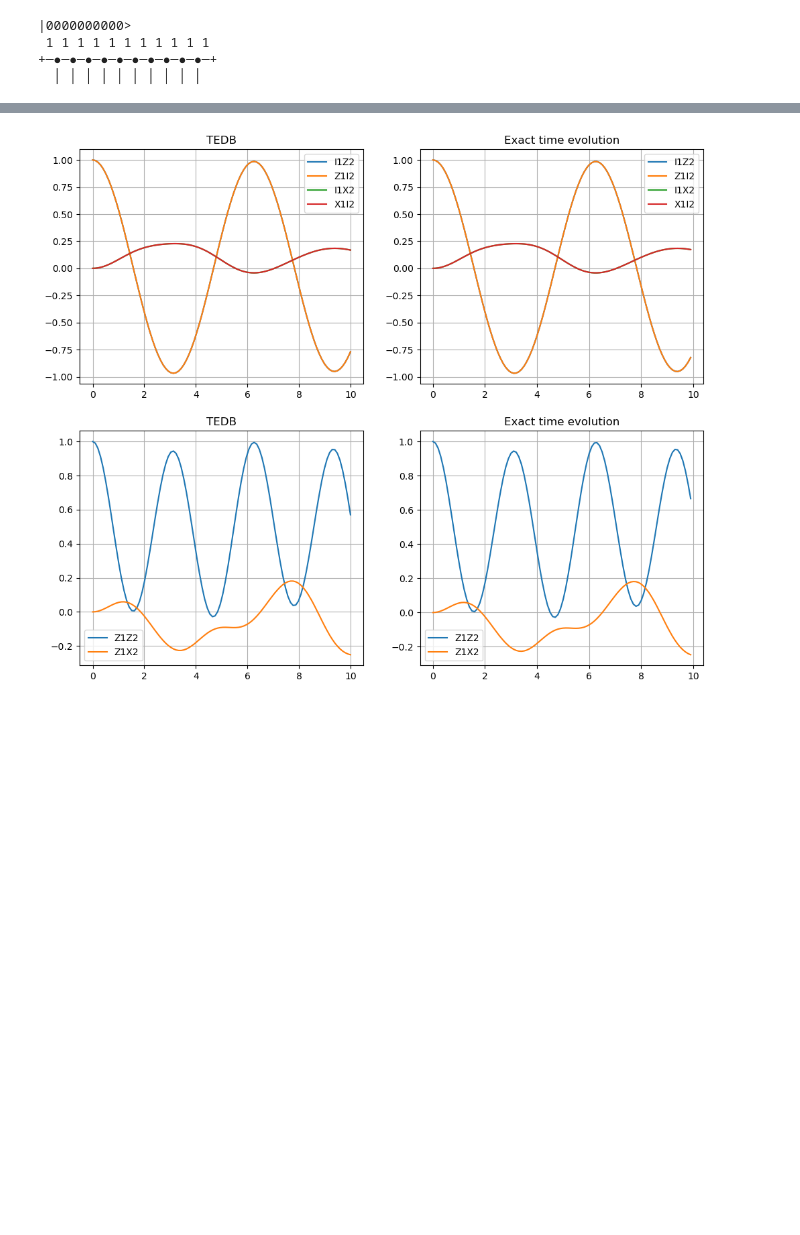
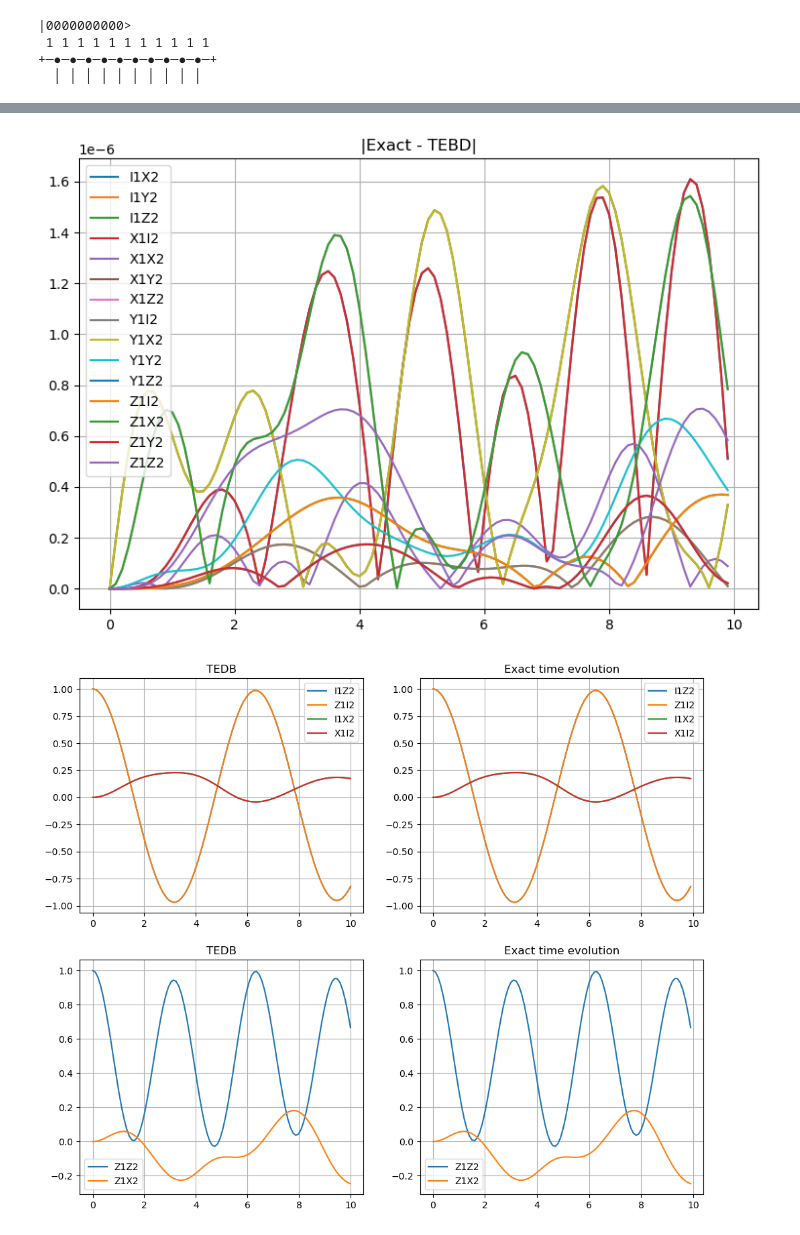
Before and after one commit to giovannicemin/master_thesis, a Jupyter notebook: consistency_check.ipynb, the cells around one changed output, grey strips where cells are left out. Saved outputs shown, nothing was run; the diff lists cells and outputs as text; code cells hidden in the pictures; blank space fills up the shorter version.

```diff
--- a/consistency_check.ipynb
+++ b/consistency_check.ipynb
@@ -182,20 +180,15 @@ psi.show()  # prints ascii representation of state
 
 # first I build the observables
 observables_tebd = {}
-results = {}
+results_tebd = {}
 for ob1, ob2 in product(['I', 'X', 'Y', 'Z'], repeat=2):
     key = ob1 + '1' + ob2 + '2'
-    results[key] = []
+    results_tebd[key] = []
     observables_tebd[key] = []
-    # MPO
-    #operators = [qu.pauli(ob1), qu.pauli(ob2)] + [qu.pauli('I')]*(L-2)
-    #observables_tebd[key] = qtn.MPO_product_operator(operators, cyclic=True)
-    # gate
-    #observables_tebd[key] = qu.pauli(ob1) & qu.pauli(ob2)
 
 # dropping the identity
 observables_tebd.pop('I1I2')
-results.pop('I1I2')
+results_tebd.pop('I1I2')
 
 # create the object
 tebd = qtn.TEBD(psi, H)
@@ -203,17 +196,15 @@ tebd = qtn.TEBD(psi, H)
 # cutoff for truncating after each infenitesimal-time operator application
 tebd.split_opts['cutoff'] = 1e-10
 
-t_ = np.linspace(0, T, 100)
-keys = results.keys()
+keys = results_tebd.keys()
 
 # I can either set a timestep or a tolerance and the timestep is calculated accordingly
 # generate the state at each time in t (same as exact simulation)
 #     and target error 1e-3 for whole evolution
-for psit in tebd.at_times(t_, tol=1e-3):
+for psit in tebd.at_times(t, tol=1e-3):
     for key in keys:
         ob1 = qu.pauli(key[0])
         ob2 = qu.pauli(key[2])
-        #results[key].append(qtn.expec_TN_1D(psit.H, observables_tebd[key], psit))
-        results[key].append(psit.H @ psit.gate(ob1&ob2, (0, 1)))
+        results_tebd[key].append(psit.H @ psit.gate(ob1&ob2, (0, 1)))
 # %%
 print(f'Check for the normalization: {tebd.pt.H @ tebd.pt}\n')
@@ -225,3 +213,21 @@ Check for the normalization: (1.0000000000420894-2.8004878828875136e-16j)
+# %%
+### PLOT
+# here I plot the difference in the expectation values
+
+keys = observables_tebd.keys()
+
+plt.figure(figsize=(9, 6))
+
+for key in keys:
+    diff = [abs(results_ex[key][i] - results_tebd[key][i]) for i in range(len(t))]
+    plt.plot(t, diff, label=key)
+
+plt.grid()
+plt.title('|Exact - TEBD|')
+plt.legend()
+plt.show()
+# %% [output]
+[figure, added]
 # %%
 keys = observables_tebd.keys()
 keys = ['I1Z2', 'Z1I2', 'I1X2', 'X1I2']
```
Also changed, not shown: parts of 2 cells of this notebook, 3 other files.
